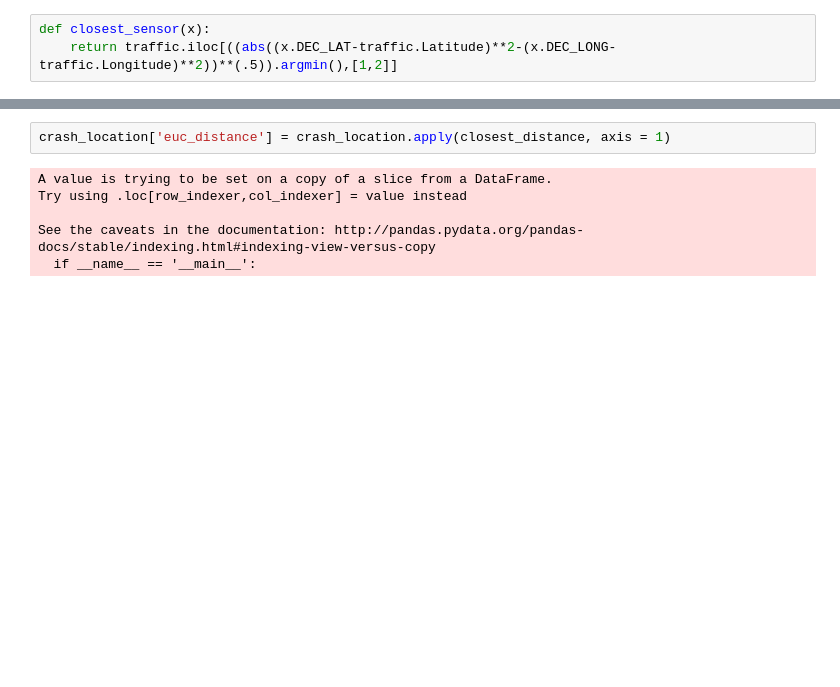
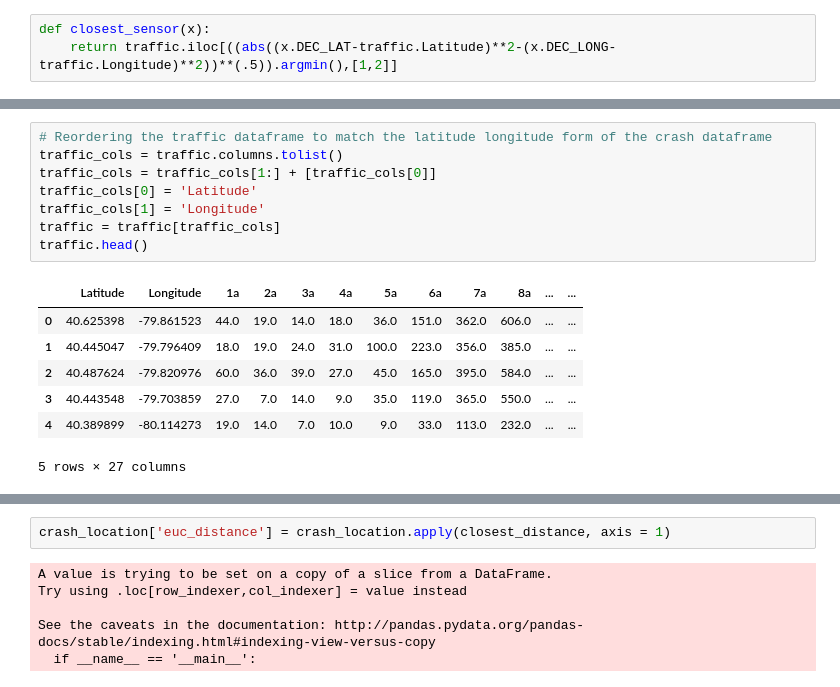
Before and after one commit to amgupta4/Springboard, a Jupyter notebook: Capstone Data Wrangling.ipynb, the cells around one changed output, grey strips where cells are left out. Drawn from its saved outputs; the diff is of its cells as text; blank space fills up the shorter version.

```diff
--- a/Capstone Data Wrangling.ipynb
+++ b/Capstone Data Wrangling.ipynb
@@ -455,0 +499,16 @@ def closest_sensor(x):
+# %%
+# Reordering the traffic dataframe to match the latitude longitude form of the crash dataframe
+traffic_cols = traffic.columns.tolist()
+traffic_cols = traffic_cols[1:] + [traffic_cols[0]]
+traffic_cols[0] = 'Latitude'
+traffic_cols[1] = 'Longitude'
+traffic = traffic[traffic_cols]
+traffic.head()
+# %% [output]
+|  | Latitude | Longitude | 1a | 2a | 3a | 4a | 5a | 6a | 7a | 8a | ... | ... |
+| 0 | 40.625398 | -79.861523 | 44.0 | 19.0 | 14.0 | 18.0 | 36.0 | 151.0 | 362.0 | 606.0 | ... | ... |
+| 1 | 40.445047 | -79.796409 | 18.0 | 19.0 | 24.0 | 31.0 | 100.0 | 223.0 | 356.0 | 385.0 | ... | ... |
+| 2 | 40.487624 | -79.820976 | 60.0 | 36.0 | 39.0 | 27.0 | 45.0 | 165.0 | 395.0 | 584.0 | ... | ... |
+| 3 | 40.443548 | -79.703859 | 27.0 | 7.0 | 14.0 | 9.0 | 35.0 | 119.0 | 365.0 | 550.0 | ... | ... |
+| 4 | 40.389899 | -80.114273 | 19.0 | 14.0 | 7.0 | 10.0 | 9.0 | 33.0 | 113.0 | 232.0 | ... | ... |
+5 rows × 27 columns
```
Also changed, not shown: parts of 18 cells of this notebook.
